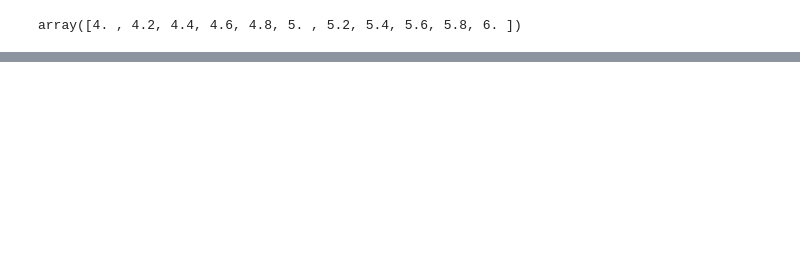
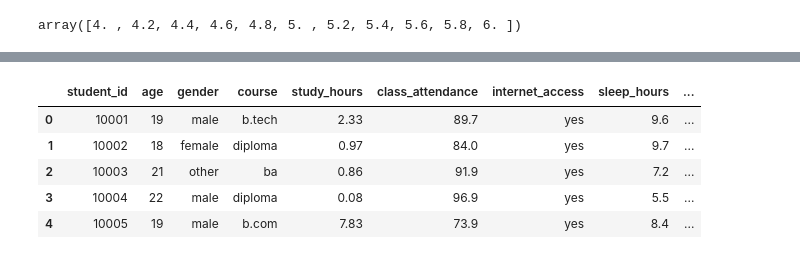
Before and after one commit to mrmorgan-ai/ai-ml-mlops-katas, a Jupyter notebook: notebooks/tests.ipynb, the cells around one changed output, grey strips where cells are left out. Saved outputs shown, nothing was run; the diff lists cells and outputs as text; code cells hidden in the pictures; blank space fills up the shorter version.

```diff
--- a/notebooks/tests.ipynb
+++ b/notebooks/tests.ipynb
@@ -175,0 +229,10 @@ ref_counts,curr_counts,_
+# %%
+current_df = df_raw.loc[10000:,:].copy().reset_index(drop=True)
+current_df.head(5)
+# %% [output]
+|  | student_id | age | gender | course | study_hours | class_attendance | internet_access | sleep_hours | ... |
+| 0 | 10001 | 19 | male | b.tech | 2.33 | 89.7 | yes | 9.6 | ... |
+| 1 | 10002 | 18 | female | diploma | 0.97 | 84.0 | yes | 9.7 | ... |
+| 2 | 10003 | 21 | other | ba | 0.86 | 91.9 | yes | 7.2 | ... |
+| 3 | 10004 | 22 | male | diploma | 0.08 | 96.9 | yes | 5.5 | ... |
+| 4 | 10005 | 19 | male | b.com | 7.83 | 73.9 | yes | 8.4 | ... |
```
Also changed, not shown: parts of 16 cells of this notebook, 1 other file.
